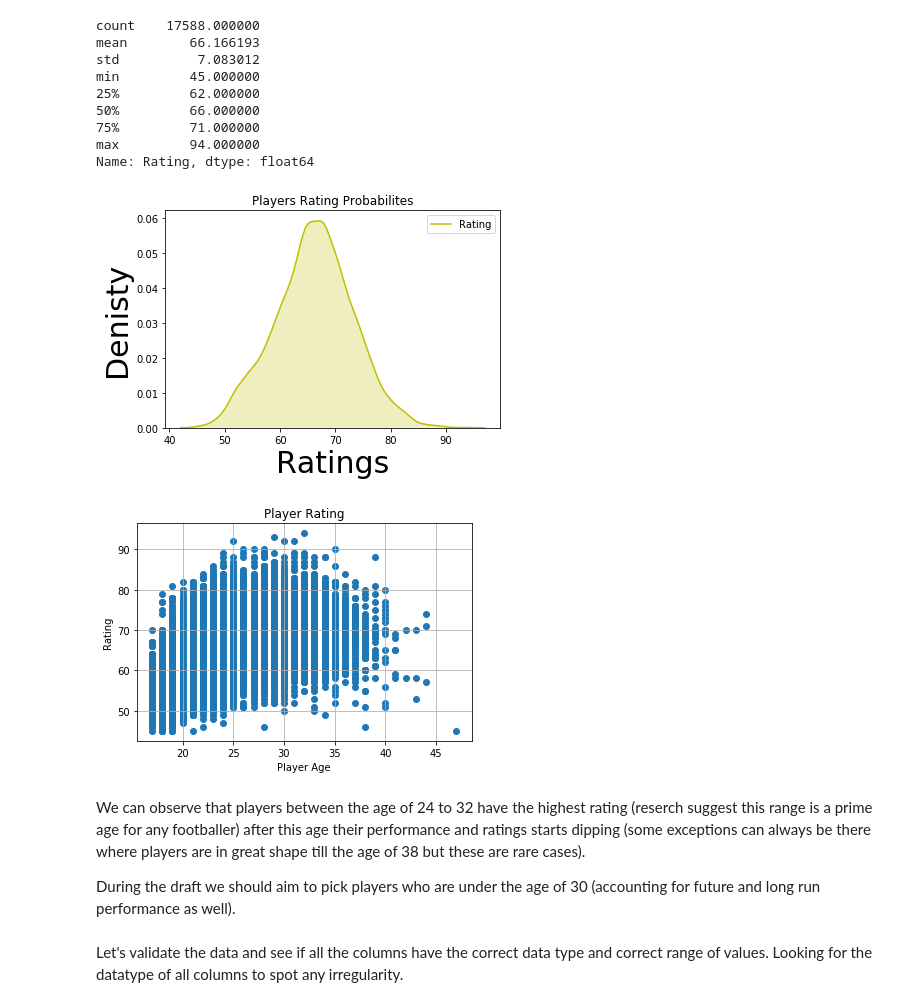
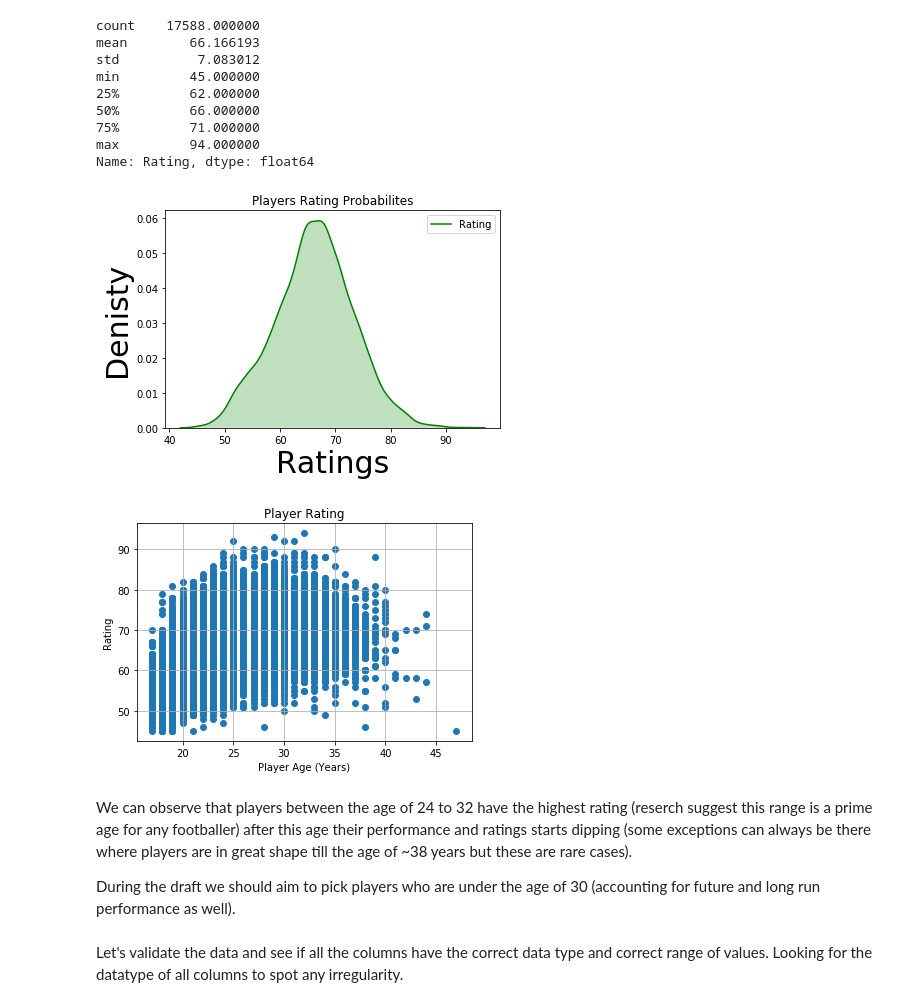
Before and after one commit to aayushbhardwaj/via, a Jupyter notebook: viaDataAssessment.ipynb, the cells around one changed output. Saved outputs shown, nothing was run; the diff lists cells and outputs as text; code cells hidden in the pictures.

```diff
--- a/viaDataAssessment.ipynb
+++ b/viaDataAssessment.ipynb
@@ -209,24 +208,24 @@ Name: Rating, dtype: float64
 # %%
 rating_player = playerDF["Rating"]
 
-sns.kdeplot(rating_player,shade=True, color="y")
+sns.kdeplot(rating_player,shade=True, color="g")
 plt.xlabel('Ratings', fontsize=30)
 plt.ylabel('Denisty', fontsize=30)
 plt.title('Players Rating Probabilites')
 plt.show()
 # %% [output]
-[figure, old version]
+[figure, new version]
 # %%
 plt.scatter(playerDF['Age'], playerDF['Rating'])
 plt.title('Player Rating')
-plt.xlabel('Player Age')
+plt.xlabel('Player Age (Years)')
 plt.ylabel('Rating')
 plt.grid(True)
 plt.show()
 # %% [output]
-[figure, old version]
+[figure, new version]
 # %% [markdown]
-We can observe that players between the age of 24 to 32 have the highest rating (reserch suggest this range is a prime age for any footballer) after this age their performance and ratings starts dipping (some exceptions can always be there where players are in  great shape till the age of 38 but these are rare cases).
+We can observe that players between the age of 24 to 32 have the highest rating (reserch suggest this range is a prime age for any footballer) after this age their performance and ratings starts dipping (some exceptions can always be there where players are in  great shape till the age of ~38 years but these are rare cases).
 
 
 During the draft we should aim to pick players who are under the age of 30 (accounting for future and long run performance as well).
```
Also changed, not shown: parts of 28 cells of this notebook, 11 other files.
